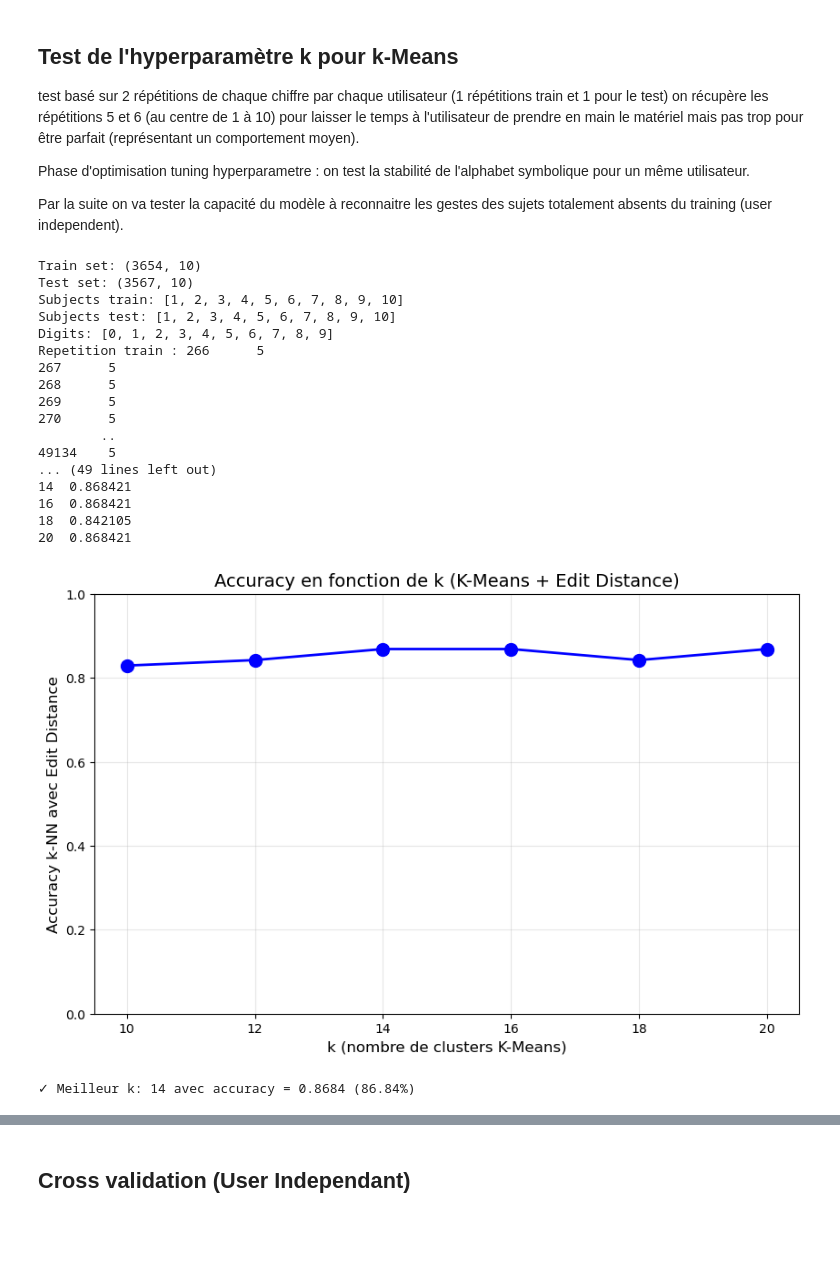
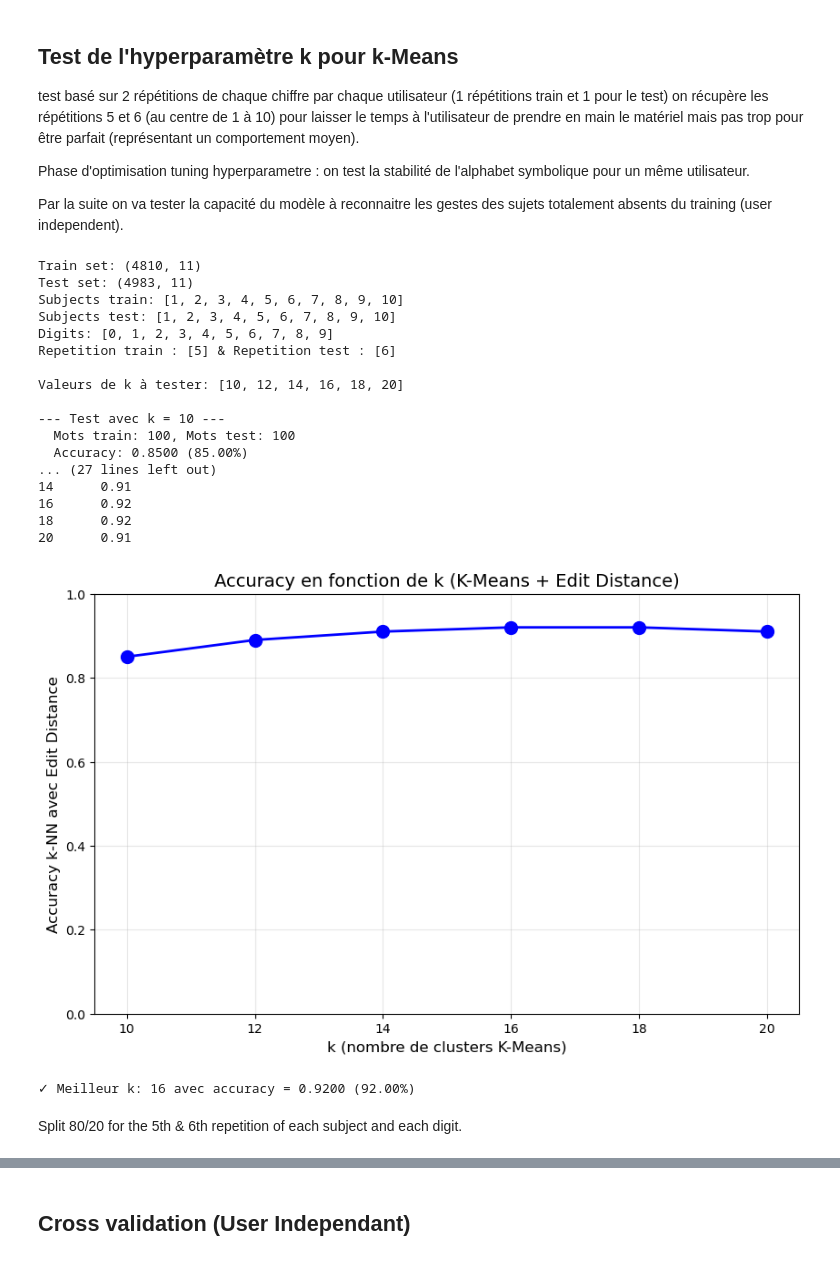
Before and after one commit to nmohymont/Gesture-Recognition-Project, a Jupyter notebook: Jpynb_Gesture_Recognition_project.ipynb, the cells around one changed output, grey strips where cells are left out. Drawn from its saved outputs; the diff is of its cells as text; code cells hidden in the pictures; blank space fills up the shorter version.

```diff
--- a/Jpynb_Gesture_Recognition_project.ipynb
+++ b/Jpynb_Gesture_Recognition_project.ipynb
@@ -60,13 +60,11 @@ df_domain1 = dataset_domain1.copy() # pour éviter de modifier le dataset origin
 
 print("Sous-echantillonnage des données...")
 
-df_domain1_result = (
+df_domain1_downsampled = (
     df_domain1.groupby(['subject_id', 'digit', 'repetition'])
     .apply(downsample_data)
     .reset_index(drop=True)
 )
-
-df_domain1_downsampled = df_domain1_result[df_domain1_result['downsampled'] == True].drop(columns=['downsampled'])
 
 original_count = len(df_domain1)
 downsampled_count = len(df_domain1_downsampled)
@@ -76,6 +74,22 @@ print(f"Terminé !")
 print(f"Points originaux     : {original_count:,}")
 print(f"Points sous-échant.  : {downsampled_count:,}")
 print(f"Réduction effective  : {reduction:.1f}%")
+
+# 2. Calcul des gestes (combinaisons uniques sujet/digit/rep)
+def count_gestures(df):
+    return len(df.groupby(['subject_id', 'digit', 'repetition']))
+
+old_gestures = count_gestures(df_domain1)
+new_gestures = count_gestures(df_domain1_downsampled)
+
+print(f"=== BILAN DU PRÉ-TRAITEMENT ===")
+print(f"Points (coordonnées) : {original_count:,} -> {downsampled_count:,} ({reduction:.1f}% de réduction)")
+print(f"Gestes (séquences)   : {old_gestures} -> {new_gestures} (Conservation: {(new_gestures/old_gestures)*100:.1f}%)")
+
+if old_gestures == new_gestures:
+    print("✓ Succès : Tous les gestes ont été conservés.")
+else:
+    print(f"⚠ Attention : {old_gestures - new_gestures} geste(s) perdu(s).")
 
 # --- Vérification par groupe ---
 summary = df_domain1.groupby(["subject_id", "digit", "repetition"]).size().reset_index(name="n_original")
@@ -343,12 +357,12 @@ def kMeans_application(X_train, k_optimal):
     #print(centroids) #print un tableau de forme (n_clusters,3) avec les 2 coordonées (x,y,z) de chaque centroide
     # a récupérer pour le test
 
-    return kmeans_final, centroids
+    return kmeans_final
 
 
-kmeans_final_domain1, centroids_domain1 = kMeans_application(X_test_domain1,14) # 14 a modifier
+kmeans_final_domain1 = kMeans_application(X_train_domain1,14) # 14 a modifier
 
-kmeans_final_domain1_downsampled, centroids_domain1_downsampled = kMeans_application(X_test_domain1_downsampled,14) # 14 a modifier
+kmeans_final_domain1_downsampled = kMeans_application(X_train_domain1_downsampled,14) # 14 a modifier
 
 
 # 2. La fonction de traduction (de points 3D vers du Texte)
@@ -479,7 +493,7 @@ for k in k_values:
 
     # A. Entraîner K-Means sur les données de train (utilise la fonction existante)
     X_train_k = df_train[['x_std', 'y_std', 'z_std']].values
-    kmeans, _ = kMeans_application(X_train_k, k)
+    kmeans = kMeans_application(X_train_k, k)
 
     # B. Traduire les gestes de train en mots (utilise la fonction existante)
     df_train_mots = df_train.groupby(['subject_id', 'digit', 'repetition']).apply(
@@ -512,49 +526,51 @@ for k in k_values:
     print(f"  Accuracy: {accuracy:.4f} ({accuracy*100:.2f}%)")
     results.append({'k': k, 'accuracy': accuracy})
 
 # 4. Résultats
 results_df = pd.DataFrame(results)
 print("\n" + "="*50)
 print("=== RÉSUMÉ DES RÉSULTATS ===")
 print("="*50)
 print(results_df.to_string(index=False))
 
 # 5. Visualisation
 plt.figure(figsize=(10, 6))
 plt.plot(results_df['k'], results_df['accuracy'], 'bo-', linewidth=2, markersize=10)
 plt.xlabel('k (nombre de clusters K-Means)', fontsize=12)
 plt.ylabel('Accuracy k-NN avec Edit Distance', fontsize=12)
 plt.title('Accuracy en fonction de k (K-Means + Edit Distance)', fontsize=14)
 plt.xticks(k_values)
 plt.grid(True, alpha=0.3)
 plt.ylim(0, 1)
 plt.show()
 
 # 6. Meilleur k
 best_idx = results_df['accuracy'].idxmax()
 best_k = results_df.loc[best_idx, 'k']
 best_accuracy = results_df.loc[best_idx, 'accuracy']
 print(f"\n✓ Meilleur k: {best_k} avec accuracy = {best_accuracy:.4f} ({best_accuracy*100:.2f}%)")
 # %% [output]
-Train set: (3654, 10)
-Test set: (3567, 10)
+Train set: (4810, 11)
+Test set: (4983, 11)
 Subjects train: [1, 2, 3, 4, 5, 6, 7, 8, 9, 10]
 Subjects test: [1, 2, 3, 4, 5, 6, 7, 8, 9, 10]
 Digits: [0, 1, 2, 3, 4, 5, 6, 7, 8, 9]
-Repetition train : 266      5
-267      5
-268      5
-269      5
-270      5
-        ..
-49134    5
-... (49 lines left out)
-14  0.868421
-16  0.868421
-18  0.842105
-20  0.868421
+Repetition train : [5] & Repetition test : [6]
+
+Valeurs de k à tester: [10, 12, 14, 16, 18, 20]
+
+--- Test avec k = 10 ---
+  Mots train: 100, Mots test: 100
+  Accuracy: 0.8500 (85.00%)
+... (27 lines left out)
+14      0.91
+16      0.92
+18      0.92
+20      0.91
-[figure, old version]
+[figure, new version]
-✓ Meilleur k: 14 avec accuracy = 0.8684 (86.84%)
+✓ Meilleur k: 16 avec accuracy = 0.9200 (92.00%)
+# %% [markdown]
+Split 80/20 for the 5th & 6th repetition of each subject and each digit.
 # %%
 # ============================================================
 # Test hyperparamètre k pour K-Means avec Edit Distance
```
Also changed, not shown: parts of 5 cells of this notebook, 1 other file.
